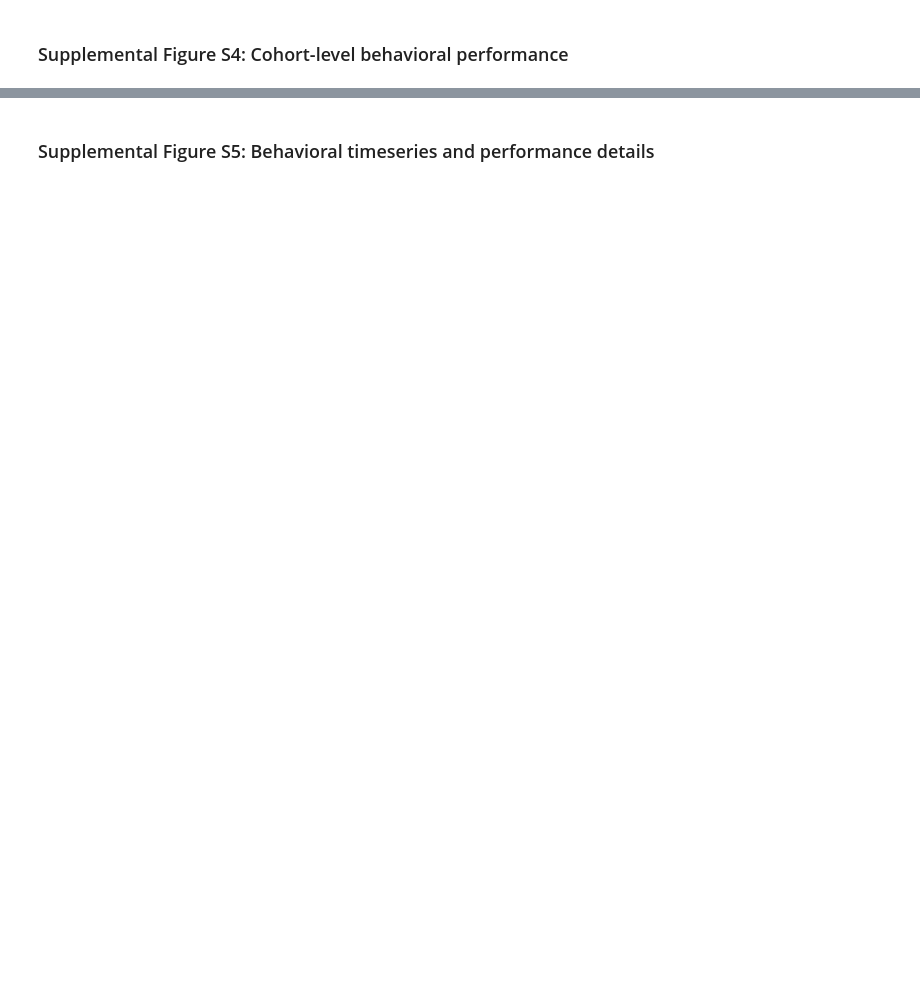
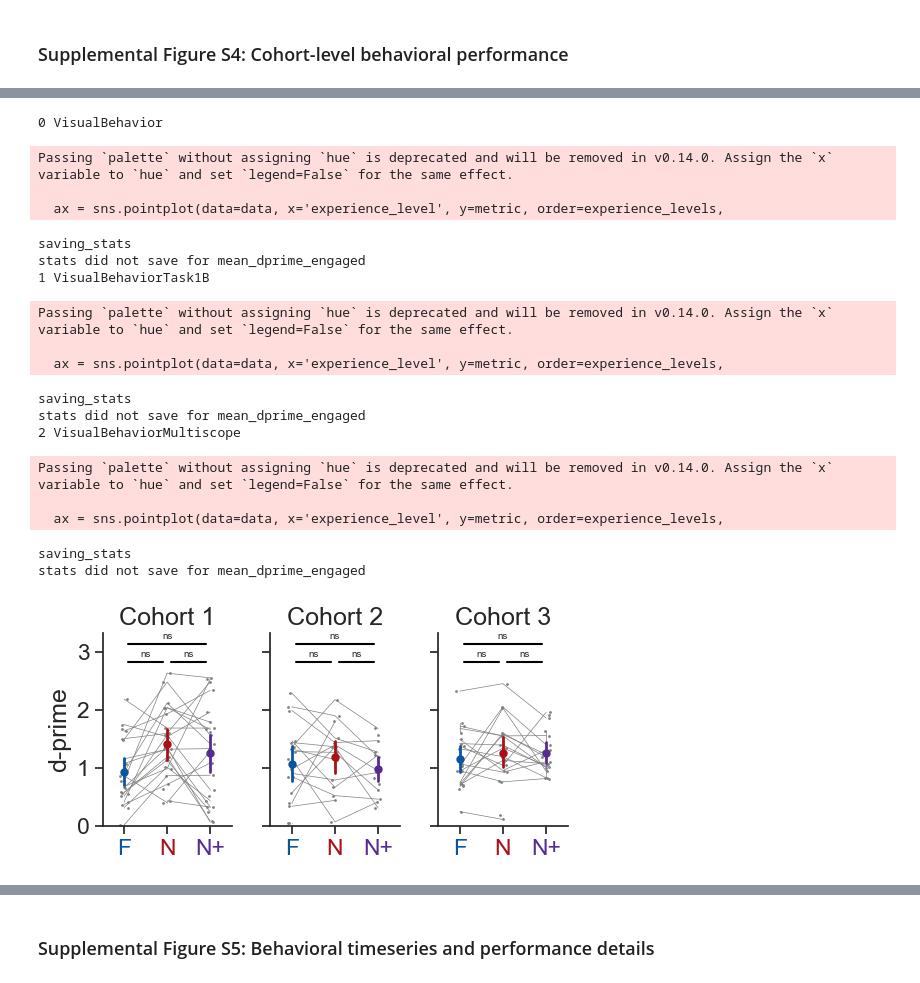
Before and after one commit to AllenInstitute/visual_behavior_analysis, a Jupyter notebook: notebooks/platform_paper_figures/figure_2_supplemental.ipynb, the cells around one changed output, grey strips where cells are left out. Saved outputs shown, nothing was run; the diff lists cells and outputs as text; code cells hidden in the pictures; blank space fills up the shorter version.

Commit message:
improving figure plotting notebook organization

```diff
--- a/notebooks/platform_paper_figures/figure_2_supplemental.ipynb
+++ b/notebooks/platform_paper_figures/figure_2_supplemental.ipynb
@@ -175,14 +134,14 @@ behavior_metrics_dir = loading.get_performance_metrics_dir()
 # Behavior metrics computed by AllenSDK
 behavior_stats_sdk = pd.read_hdf(os.path.join(behavior_metrics_dir, 'sdk_all_sessions.h5'), key='data')
 behavior_stats_sdk.index.name = 'behavior_session_id'
-# columns = ['mouse_id', 'cre_line', 'cell_type', 'experience_level', 'ophys_session_id']
+behavior_stats_sdk = behavior_stats_sdk.reset_index()  # move behavior_session_id from index to column
 behavior_stats_sdk = behavior_stats_sdk.merge(behavior_sessions, on='behavior_session_id', how='left')
 # Limit to platform paper mice
 behavior_stats_sdk = behavior_stats_sdk[behavior_stats_sdk.mouse_id.isin(platform_behavior_sessions.mouse_id.unique())]
 behavior_stats_sdk['mouse_id'] = [int(mouse_id) for mouse_id in behavior_stats_sdk.mouse_id.values]
 
 # Behavior metrics computed on a flash by flash basis, limited to engaged portions of session
-engaged_behavior_stats_stim = pd.read_hdf(os.path.join('/scratch/', 'stimulus_based_engaged_only_all_sessions.h5'), key='data')
+engaged_behavior_stats_stim = pd.read_hdf(os.path.join(loading.get_platform_analysis_cache_dir(), 'stimulus_based_engaged_only_all_sessions.h5'), key='data')
 engaged_behavior_stats_stim = engaged_behavior_stats_stim.merge(behavior_sessions, on='behavior_session_id', how='left')
 # Limit to platform paper mice
 engaged_behavior_stats_stim = engaged_behavior_stats_stim[engaged_behavior_stats_stim.behavior_session_id.isin(platform_behavior_sessions.index.unique())]
@@ -527,0 +190,16 @@ def s3_training_history_and_behavior():
+# %%
+# Run this in your notebook after the data loading cells have executed:
+
+# 1. Does engaged_behavior_stats_stim have a cell_type column?
+print("cell_type in engaged_behavior_stats_stim:", 'cell_type' in engaged_behavior_stats_stim.columns)
+
+# 2. What columns does it have?
+print("columns:", list(engaged_behavior_stats_stim.columns))
+
+# 3. How many unique experience_levels in behavior_stats_sdk?
+print("experience_levels:", behavior_stats_sdk.experience_level.unique())
+
+# 4. How many project_codes per cohort subset?
+for pc in ['VisualBehavior', 'VisualBehaviorTask1B', 'VisualBehaviorMultiscope']:
+    tmp = behavior_stats_sdk[behavior_stats_sdk.project_code == pc]
+    print(f"{pc}: {len(tmp)} rows, project_codes: {tmp.project_code.unique()}")
@@ -624,0 +432,53 @@ AttributeError: 'DataFrame' object has no attribute 'behavior_session_id'
+# %%
+metric = 'mean_dprime_engaged'
+ylabel = 'd-prime'
+ylims = (0, 2.8)
+# metrics = ['mean_dprime_engaged', 'max_dprime_engaged',
+#         'mean_hit_rate_engaged', 'mean_false_alarm_rate_engaged']
+
+stats = behavior_stats_sdk.copy()
+stats = stats[stats[metric]>0]
+stats = stats[stats.behavior_session_id.isin(platform_experiments.behavior_session_id.unique())]
+stats = stats[stats.mouse_id.isin(platform_experiments.mouse_id.unique())]
+
+# turn ophys_container_id to mouse_id so that across mouse / container plotting works
+stats['ophys_container_id'] = stats['mouse_id']
+
+
+suffix = '_sdk_platform_experiments'
+
+figsize = (6, 2.5)
+fig, ax = plt.subplots(1, 3, figsize=figsize, sharey=True)
+for i, project_code in enumerate(project_codes):
+    print(i, project_code)
+    title = 'Cohort '+str(i+1)
+    tmp = stats[stats.project_code==project_code]
+
+    suffix = '_stim_based_cohorts'
+
+    ax[i] = ppf.plot_behavior_metric_by_experience(tmp, metric, title=title, ylabel=ylabel, ylims=ylims,
+                                        best_image=False, show_mice=True, plot_stats=True, stripplot=True, show_ns=True,
+                                        save_dir=None, folder='behavior_metrics', suffix=suffix, ax=ax[i])
+    ax[i].set_title(title)
+fig.subplots_adjust(wspace=0.3)
+utils.save_figure(fig, figsize, save_dir, 'behavior_metrics', metric + suffix)
+# %% [output]
+0 VisualBehavior
+Passing `palette` without assigning `hue` is deprecated and will be removed in v0.14.0. Assign the `x` variable to `hue` and set `legend=False` for the same effect.
+
+  ax = sns.pointplot(data=data, x='experience_level', y=metric, order=experience_levels,
+saving_stats
+stats did not save for mean_dprime_engaged
+1 VisualBehaviorTask1B
+Passing `palette` without assigning `hue` is deprecated and will be removed in v0.14.0. Assign the `x` variable to `hue` and set `legend=False` for the same effect.
+
+  ax = sns.pointplot(data=data, x='experience_level', y=metric, order=experience_levels,
+saving_stats
+stats did not save for mean_dprime_engaged
+2 VisualBehaviorMultiscope
+Passing `palette` without assigning `hue` is deprecated and will be removed in v0.14.0. Assign the `x` variable to `hue` and set `legend=False` for the same effect.
+
+  ax = sns.pointplot(data=data, x='experience_level', y=metric, order=experience_levels,
+saving_stats
+stats did not save for mean_dprime_engaged
+[figure, added]
```
Also changed, not shown: parts of 52 cells of this notebook, 20 other files.
